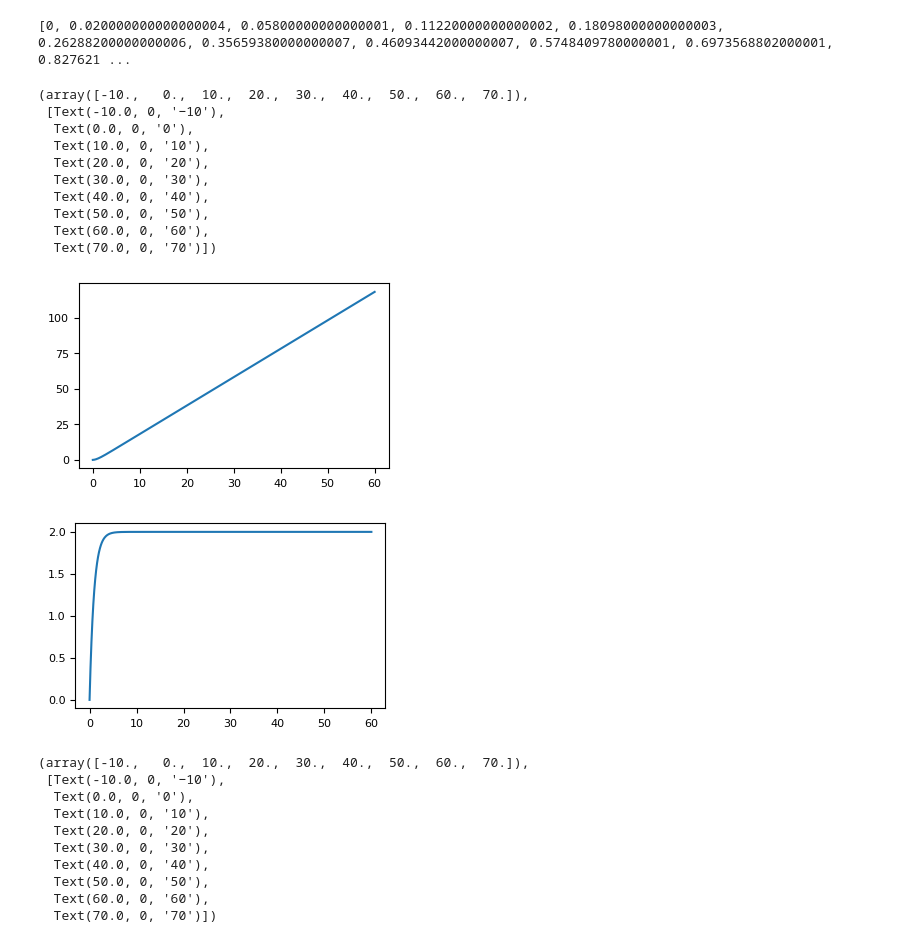
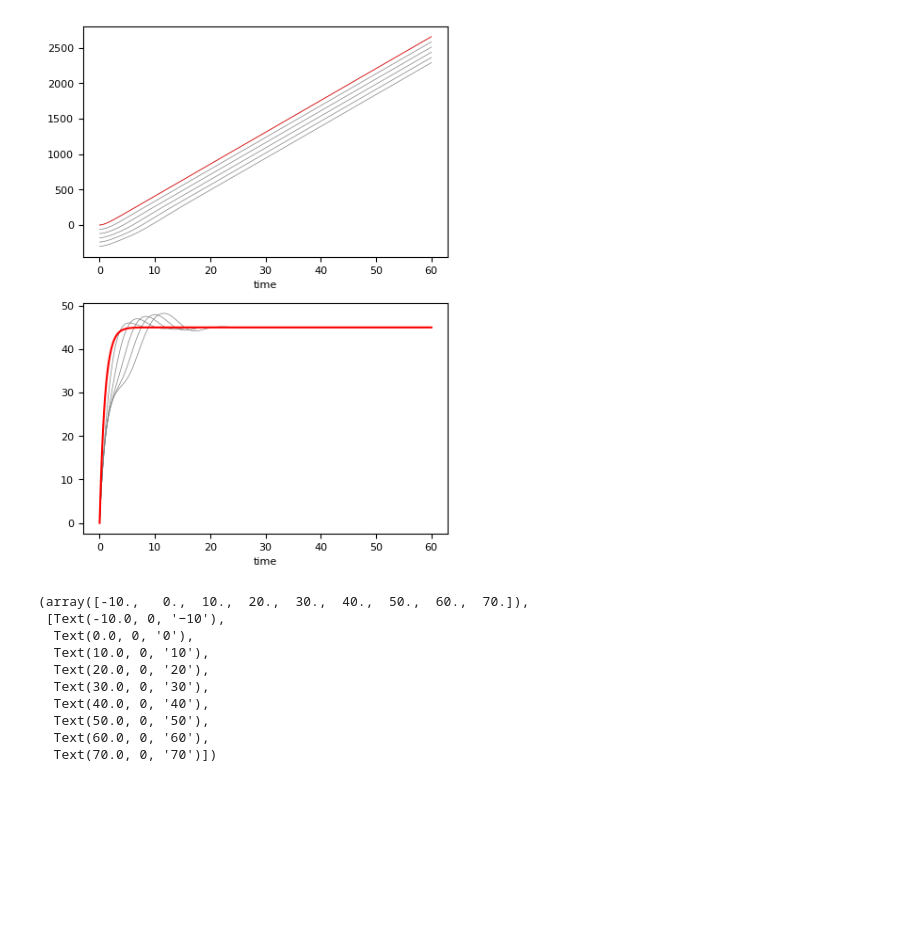
Before and after one commit to Aki-Fujita/drone_simulation, a Jupyter notebook: work/research_log/notebooks/simulation_scaled.ipynb, the cells around one changed output. Saved outputs shown, nothing was run; the diff lists cells and outputs as text; code cells hidden in the pictures; blank space fills up the shorter version.

Commit message:
simulationクラスを作った

```diff
--- a/work/research_log/notebooks/simulation_scaled.ipynb
+++ b/work/research_log/notebooks/simulation_scaled.ipynb
@@ -31,4 +20,7 @@ import matplotlib.pyplot as plt
 TOTAL_TIME = 60
 time_step = 0.1
 simulation_steps = int(TOTAL_TIME / time_step)
-scale_factor = 20
+scale_factor = 30
+legal_speed = 1.5
+real_legal_speed = max(2, legal_speed) * scale_factor * 3.6
+print(f"この設定だと法定速度は時速{real_legal_speed}kmです")
@@ -35,15 +42,25 @@ scale_factor = 20
+# %%
+DRONE_NUM = 6
+v_0 = 0
+a = 1
+c = 2
+
+drone_list = [Drones(i * (-2),0, 0,a,c,legal_speed) for i in range(DRONE_NUM)]
 # %%
 simulation = SimulationSettings(
-    drone_num=1,
     TOTAL_TIME=TOTAL_TIME,
     time_step=time_step,
-    scale_factor=scale_factor)
+    scale_factor=scale_factor,
+    drone_list=drone_list
+    )
 # %%
-simulation.test()
+simulation.run()
 
-print(simulation.drones[0].xcorList)
+# print(simulation.drones[0].xcorList)
-# %% [output]
-[0, 0.020000000000000004, 0.05800000000000001, 0.11220000000000002, 0.18098000000000003, 0.26288200000000006, 0.35659380000000007, 0.46093442000000007, 0.5748409780000001, 0.6973568802000001, 0.827621 ...
+# %%
+simulation.graph_show_scaled()
+# %% [output]
+[figure, added]
 # %%
 # いったんとりあえず動かす
 leader = Drones(xcor=0, ycor = 0, v_0=0,a=1,c=2,legal_speed=2)
@@ -51,31 +68,6 @@ leader = Drones(xcor=0, ycor = 0, v_0=0,a=1,c=2,legal_speed=2)
 for i in range(simulation_steps):
   leader.leader_update(time_step)
   leader.record()
-# %%
-t = np.linspace(0,time_step*(simulation_steps), simulation_steps+1)
-
-plt.figure(figsize=(4,2.4))
-plt.plot(t,np.array(leader.xcorList))
-plt.yticks(fontsize=8)
-plt.xticks(fontsize=8)
-
-plt.figure(figsize=(4,2.4))
-plt.plot(t,np.array(leader.v_xList))
-plt.yticks(fontsize=8)
-plt.xticks(fontsize=8)
-# %% [output]
-(array([-10.,   0.,  10.,  20.,  30.,  40.,  50.,  60.,  70.]),
- [Text(-10.0, 0, '−10'),
-  Text(0.0, 0, '0'),
-  Text(10.0, 0, '10'),
-  Text(20.0, 0, '20'),
-  Text(30.0, 0, '30'),
-  Text(40.0, 0, '40'),
-  Text(50.0, 0, '50'),
-  Text(60.0, 0, '60'),
-  Text(70.0, 0, '70')])
-[figure, removed]
-[figure, removed]
 # %%
 ax_list = np.diff(np.array(leader.v_xList))
 t = np.linspace(0,time_step*(simulation_steps), simulation_steps)
```
Also changed, not shown: parts of 3 cells of this notebook, 2 other files.
